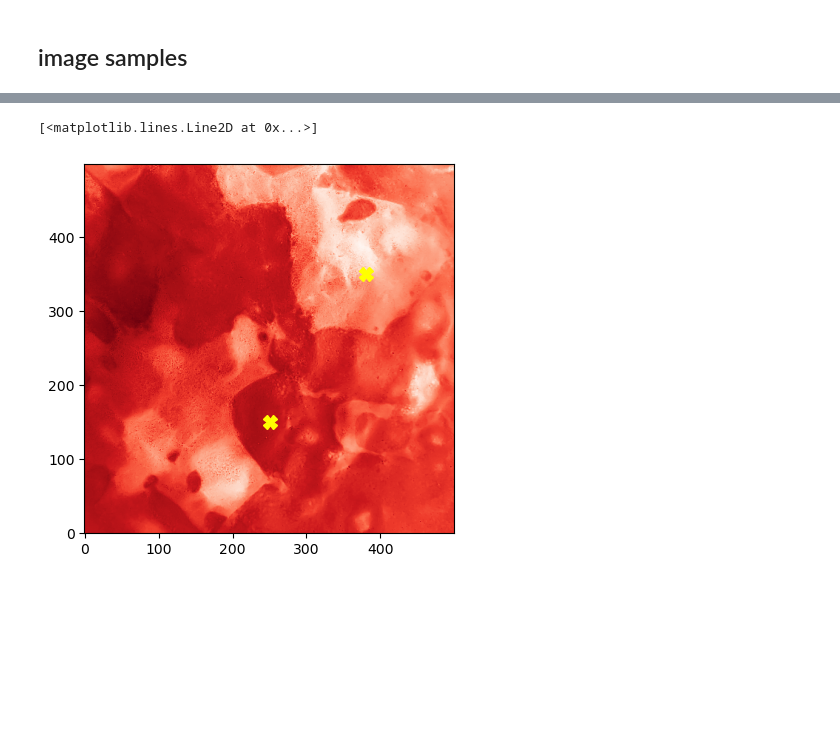
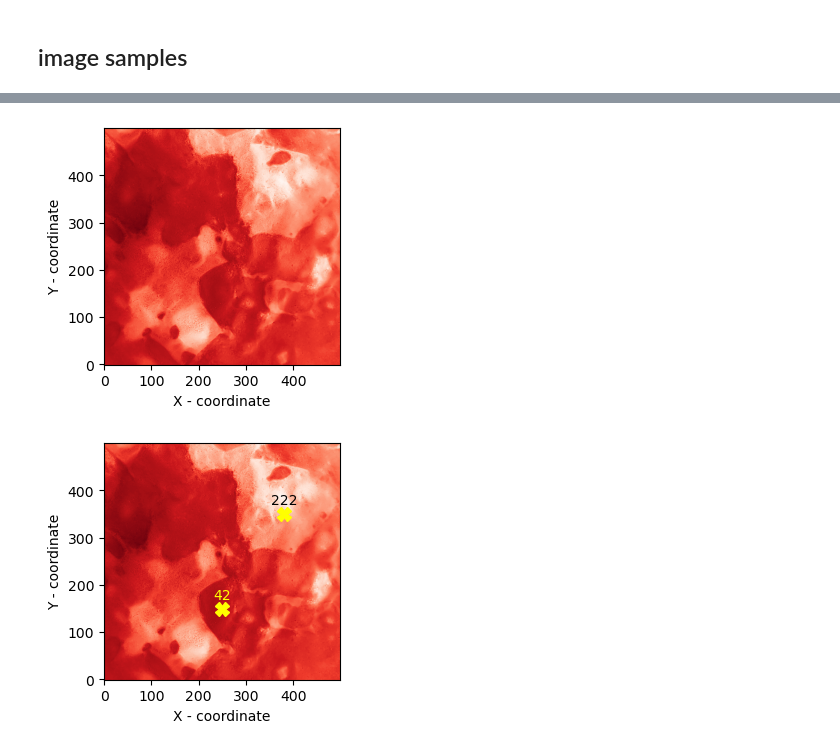
Before and after one commit to mmaelicke/phd_defense, a Jupyter notebook: images.ipynb, the cells around one changed output, grey strips where cells are left out. Saved outputs shown, nothing was run; the diff lists cells and outputs as text; code cells hidden in the pictures; blank space fills up the shorter version.

```diff
--- a/images.ipynb
+++ b/images.ipynb
@@ -139,10 +139,33 @@ plt.gcf().savefig('public/img/pancake_field_r.png')
+# %%
+fig = plt.figure(figsize=(6, 3))
+ax = fig.add_subplot(121)
+ax2 = fig.add_subplot(122)
+ax2.axis('off')
+ax.imshow(r, cmap='Reds', origin='lower')
+ax.set_xlabel('X - coordinate')
+ax.set_ylabel('Y - coordinate')
+plt.tight_layout()
+fig.savefig('public/img/pancake_field_r.png')
+# %% [output]
+[figure, added]
 # %%
-plt.imshow(r, cmap='Reds', origin='lower')
+fig = plt.figure(figsize=(6, 3))
+ax = fig.add_subplot(121)
+ax2 = fig.add_subplot(122)
+ax2.axis('off')
+
+ax.imshow(r, cmap='Reds', origin='lower')
+ax.set_xlabel('X - coordinate')
+ax.set_ylabel('Y - coordinate')
 
 # plot two yellow crosses
-plt.plot([250, 380], [150, 350], color='yellow', marker='X', linestyle='None', markersize=10)
+ax.plot([250, 380], [150, 350], color='yellow', marker='X', linestyle='None', markersize=10)
 
-plt.gcf().savefig('public/img/pancake_field_sample.png')
+# add text labels above the crosses
+ax.text(250, 150+28, '42', color='yellow', fontsize=10, ha='center', va='center')
+ax.text(380, 350+28, '222', color='black', fontsize=10, ha='center', va='center')
+
+plt.tight_layout()
+fig.savefig('public/img/pancake_field_sample.png')
 # %% [output]
-[<matplotlib.lines.Line2D at 0x...>]
-[figure, old version]
+[figure, new version]
```
Also changed, not shown: parts of 5 cells of this notebook.
